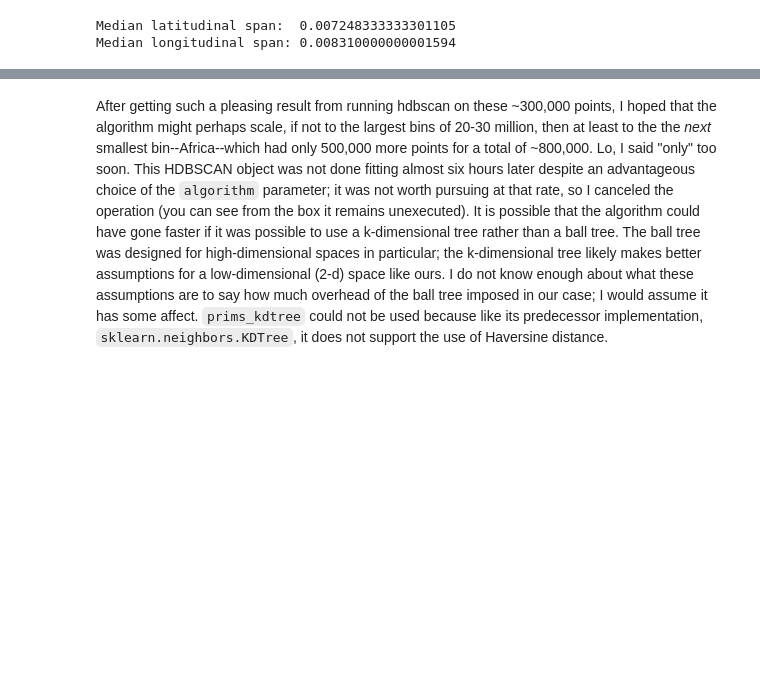
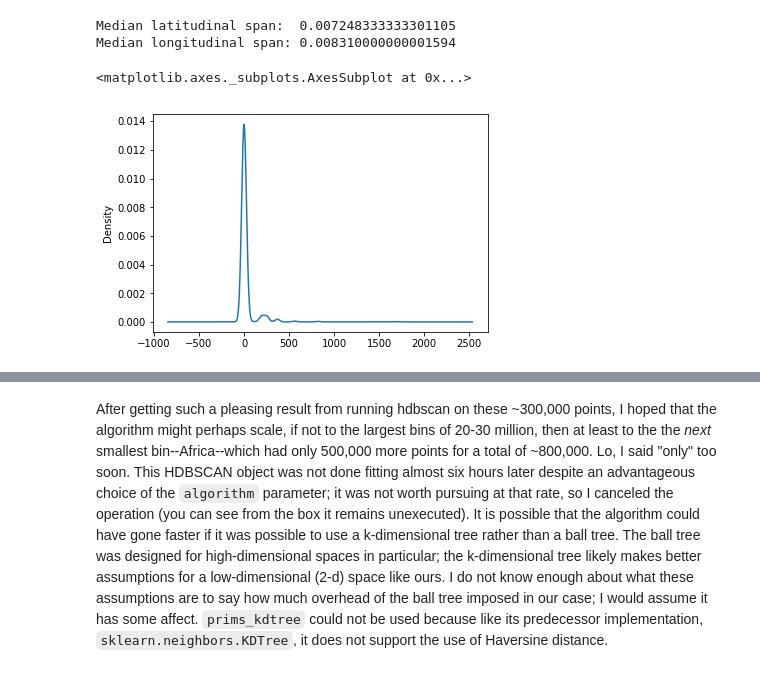
Before and after one commit to shlomenu/Phys18Conf_1, a Jupyter notebook: data-prep.ipynb, the cells around one changed output, grey strips where cells are left out. Drawn from its saved outputs; the diff is of its cells as text; code cells hidden in the pictures; blank space fills up the shorter version.

```diff
--- a/data-prep.ipynb
+++ b/data-prep.ipynb
@@ -525,3 +529,18 @@ print('Median longitudinal span: ' + str(np.median(lons)))
 # %% [output]
 Median latitudinal span:  0.007248333333301105
 Median longitudinal span: 0.008310000000001594
+# %%
+sa_plus = pd.read_parquet('/home/ec2-user/Phys18Conf_1/data_files/south_america_spatial/south-america.parquet',
+                                     engine='fastparquet')
+num_labels = sa_plus['label'].max() + 1
+clusters, timespans = {}, {}
+name = "sa_%s"
+for i in range(num_labels):
+    clusters[name % i]  = sa_plus[sa_plus['label'] == i]
+    timespans[name % i] = ((clusters[name % i]['time'].max() - clusters[name % i]['time'].min()) / 86400)
+# %%
+tspan = pd.Series(list(timespans.values()), index=list(timespans.keys()))
+tspan.plot(kind='density')
+# %% [output]
+<matplotlib.axes._subplots.AxesSubplot at 0x...>
+[figure, added]
```
Also changed, not shown: parts of 24 cells of this notebook.
